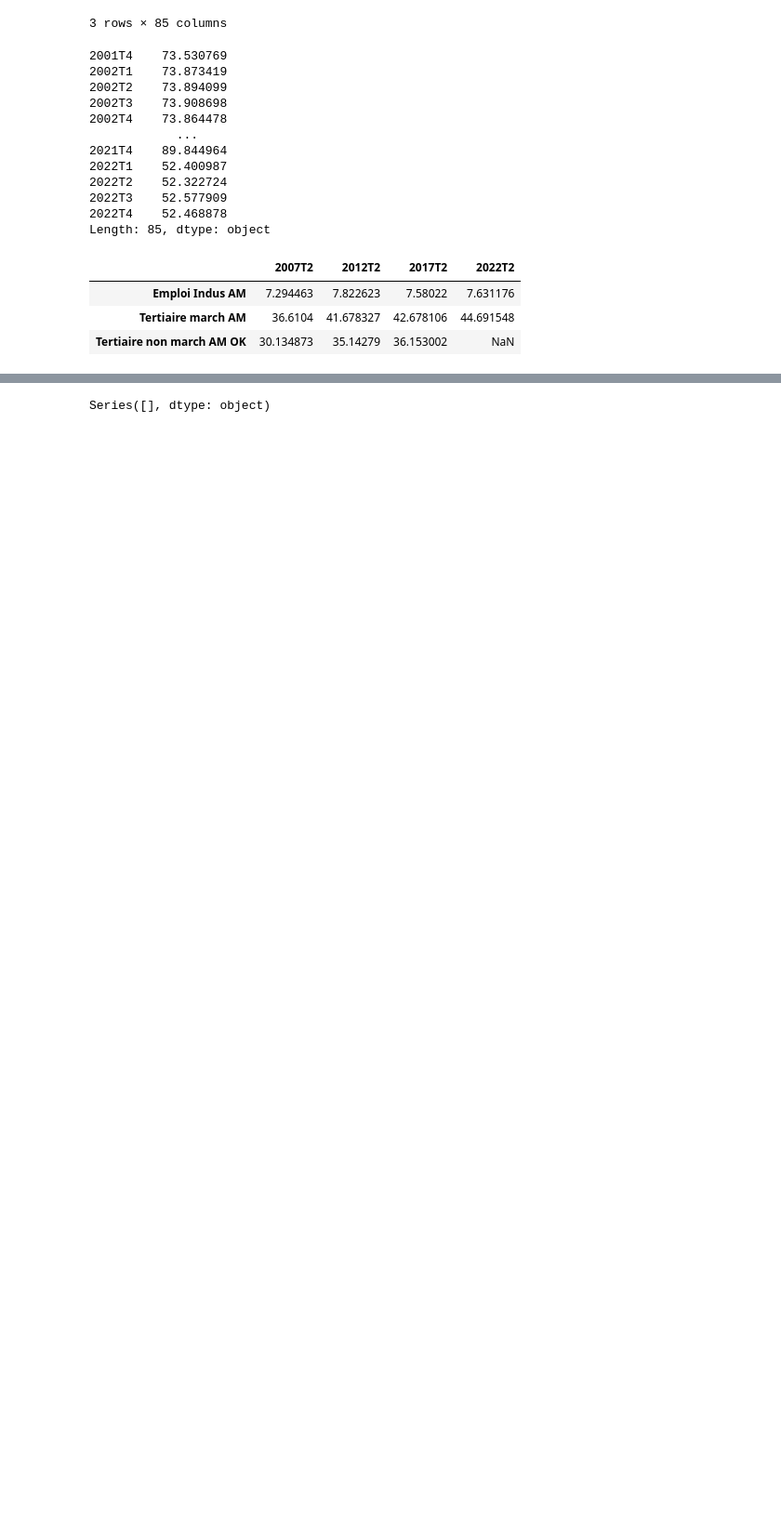
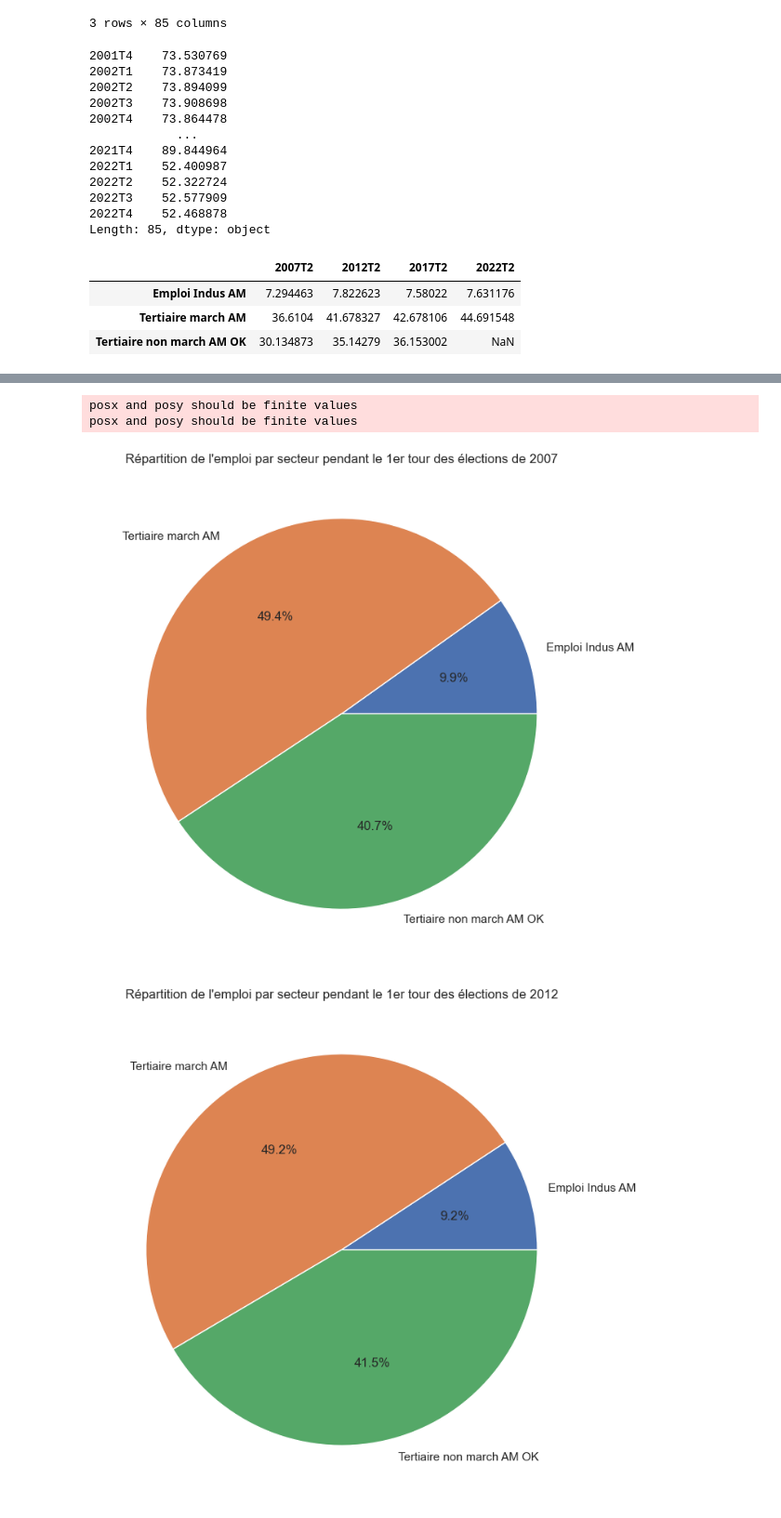
Before and after one commit to CinquinAndy/i1-mspr-data, a Jupyter notebook: Notebook_visu_graphs.ipynb, the cells around one changed output, grey strips where cells are left out. Shown: that part at 93% size. Cells and saved outputs as stored; diff of their text form; code cells hidden in the pictures; blank space fills up the shorter version.

Commit message:
Répartition Emploi par secteur d'activité

```diff
--- a/Notebook_visu_graphs.ipynb
+++ b/Notebook_visu_graphs.ipynb
@@ -188,16 +188,17 @@ Length: 85, dtype: object
 # %%
 trimestres_interessants = ["2007T2","2012T2","2017T2","2022T2"]
 df_proportions_emploi_AM = proportions[1]
-donnees_elections = df_proportions_emploi_AM[trimestres_interessants]
-donnees_elections
+proportions_donnees_elections_AM = df_proportions_emploi_AM[trimestres_interessants]
+proportions_donnees_elections_AM
 # %% [output]
 |  | 2007T2 | 2012T2 | 2017T2 | 2022T2 |
 | Emploi Indus AM | 7.294463 | 7.822623 | 7.58022 | 7.631176 |
 | Tertiaire march AM | 36.6104 | 41.678327 | 42.678106 | 44.691548 |
 | Tertiaire non march AM OK | 30.134873 | 35.14279 | 36.153002 | NaN |
 # %%
-for proportion in proportions :
-
-    somme = proportion.sum(axis=0)
-    display(somme.loc[lambda p : p > 100])
+labels = proportions_donnees_elections_AM.index
+for column in proportions_donnees_elections_AM.columns:
+    fig, ax = plt.subplots()
+    plt.title('Répartition de l\'emploi par secteur pendant le 1er tour des élections de {}'.format(column[0:4]))
+    ax.pie(proportions_donnees_elections_AM[column], labels=labels, autopct='%1.1f%%')
 # %% [output]
@@ -212 +206,4 @@ dtype: object
-Series([], dtype: object)
+posx and posy should be finite values
+posx and posy should be finite values
+[figure, added]
+[figure, added]
```
Also changed, not shown: parts of 1 cell of this notebook.
